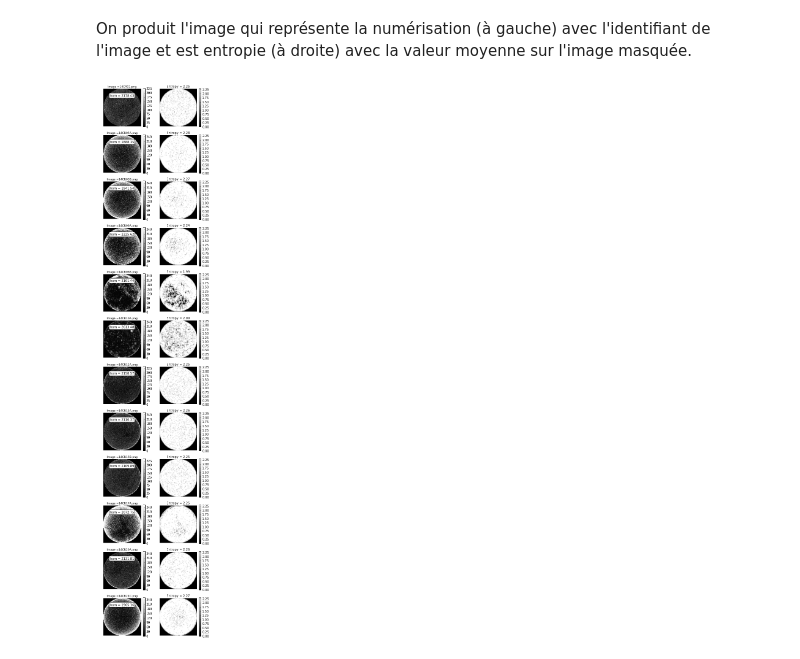
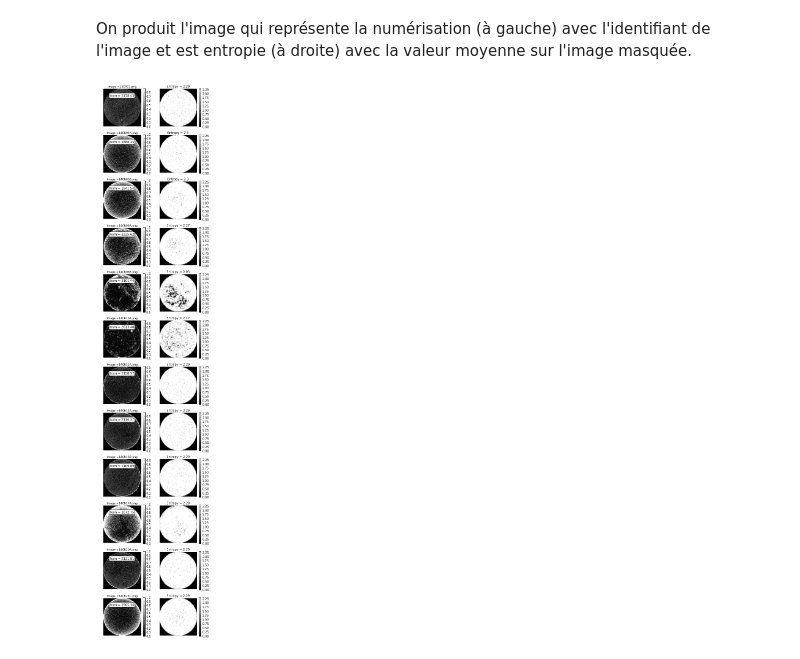
Before and after one commit to lperozzi/CTScan_entropy, a Jupyter notebook: CTScan_entropy.ipynb, the cells around one changed output. Drawn from its saved outputs; the diff is of its cells as text; code cells hidden in the pictures.

```diff
--- a/CTScan_entropy.ipynb
+++ b/CTScan_entropy.ipynb
@@ -56,34 +57,36 @@ inner_mask = np.invert(outer_disk_mask)
 On produit l'image qui représente la numérisation (à gauche) avec l'identifiant de l'image et est entropie (à droite) avec la valeur moyenne sur l'image masquée.
 # %%
 nrows = len(im)
+# One fig for all samples
 fig, axes = plt.subplots(nrows, 2,figsize=(6, 32), sharex=True,sharey=True,subplot_kw={"adjustable": "box-forced"})
 bbox_props = dict(boxstyle="round,pad=0.3", lw=1,fc='white')
 
 def main():
     for i,row in enumerate(axes):
         x = io.imread(im[i],as_grey=True)
-        x = img_as_ubyte(x)
-        y = entropy(x,disk(1))
+        x1 = img_as_uint(x)
+        x2 = img_as_ubyte(x)
+        y = entropy(x1,disk(1))
         y_mean = np.mean(y[inner_mask])
-        glcm = greycomatrix(x, [1], [0], 256)
+        glcm = greycomatrix(x2, [1], [0], 256)
         hom = greycoprops(glcm, 'homogeneity')
         plot(row, x, y,y_mean,im[i],hom)
 
     plt.show()
     fig.savefig('CTScan_entropy.pdf',bbox_inches='tight')
 
 def plot(axrow, x, y,y_mean,im,hom):
     im0 = axrow[0].imshow(x,  cmap=plt.cm.gray)
     axrow[0].set_title("Image ="+ str(im),fontsize=9)
     axrow[0].axis("off")
     axrow[0].text(46, 16, "hom = "+str(round(hom,2)), ha="center", va="center",size=10,bbox=bbox_props)
     fig.colorbar(im0, ax=axrow[0])
     im1 = axrow[1].imshow(y,  cmap=plt.cm.gray)
     axrow[1].set_title("Entropy = "+str(round(y_mean,2)),fontsize=10)
     axrow[1].axis("off")
 
     fig.colorbar(im1, ax=axrow[1])
 
 main()
 # %% [output]
-[figure, old version]
+[figure, new version]
```
Also changed, not shown: parts of 3 cells of this notebook, 1 other file.
